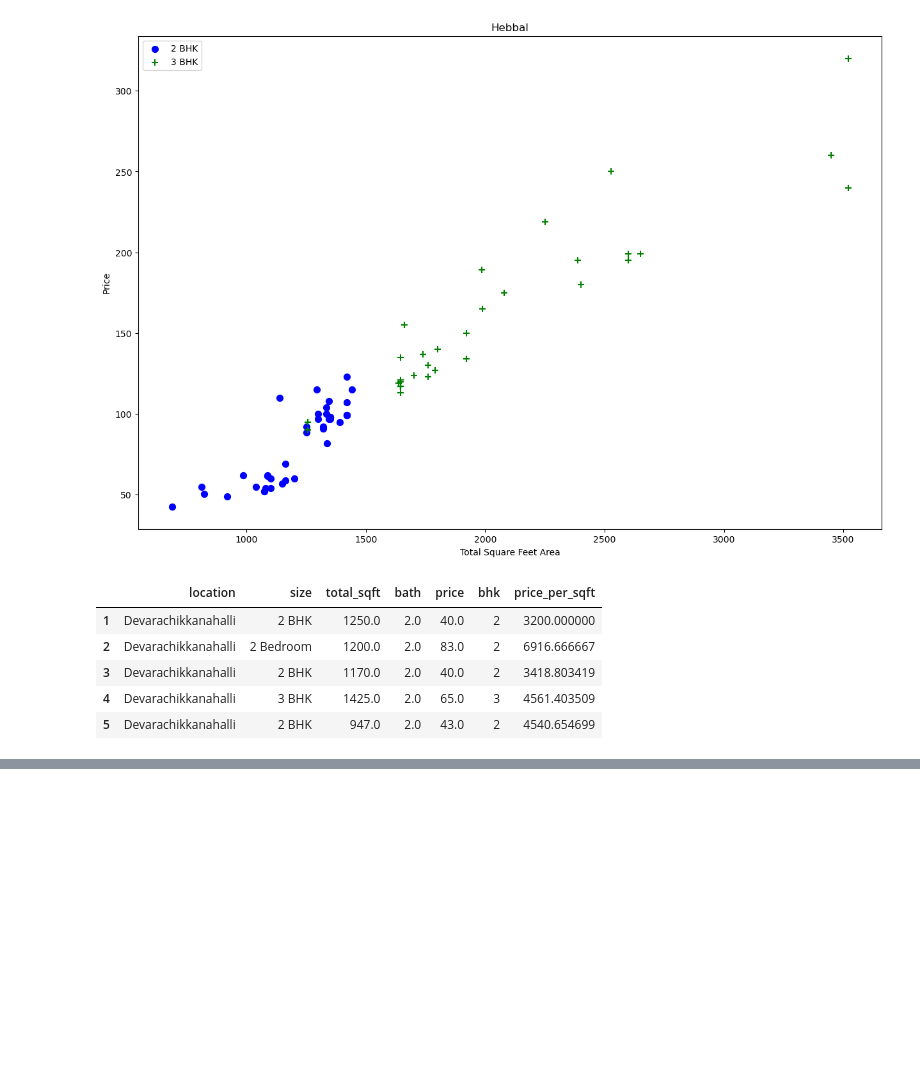
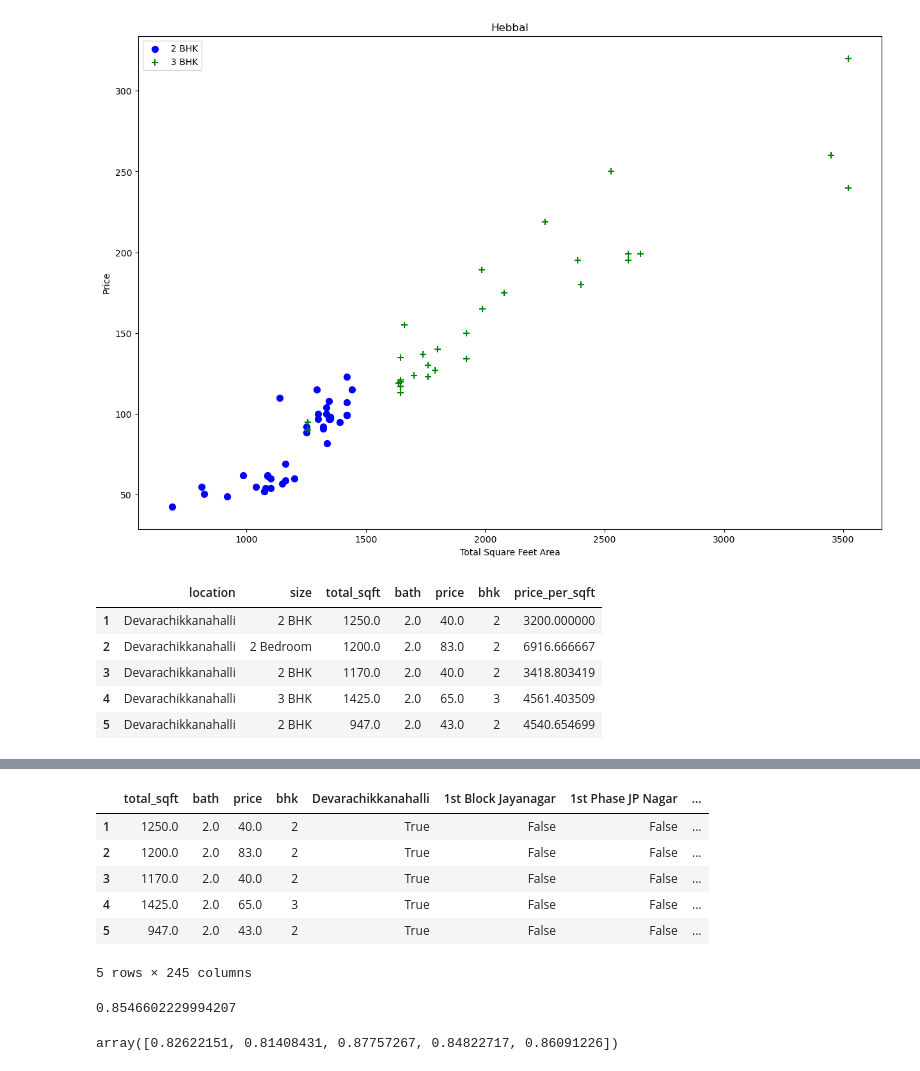
Before and after one commit to rahimbaig28/MLProjects, a Jupyter notebook: Bengaluru_House_price_prediction/model/House Price Prediction.ipynb, the cells around one changed output, grey strips where cells are left out. Drawn from its saved outputs; the diff is of its cells as text; code cells hidden in the pictures; blank space fills up the shorter version.

Commit message:
working predicition model created

```diff
--- a/Bengaluru_House_price_prediction/House Price Prediction.ipynb
+++ b/Bengaluru_House_price_prediction/model/House Price Prediction.ipynb
@@ -376,0 +430,11 @@ df8.head()
+# %%
+df12 = df11.drop('location',axis='columns')
+df12.head()
+# %% [output]
+|  | total_sqft | bath | price | bhk | Devarachikkanahalli | 1st Block Jayanagar | 1st Phase JP Nagar | ... |
+| 1 | 1250.0 | 2.0 | 40.0 | 2 | True | False | False | ... |
+| 2 | 1200.0 | 2.0 | 83.0 | 2 | True | False | False | ... |
+| 3 | 1170.0 | 2.0 | 40.0 | 2 | True | False | False | ... |
+| 4 | 1425.0 | 2.0 | 65.0 | 3 | True | False | False | ... |
+| 5 | 947.0 | 2.0 | 43.0 | 2 | True | False | False | ... |
+5 rows × 245 columns
@@ -376,0 +447,16 @@ df8.head()
+# %%
+from sklearn.linear_model import LinearRegression
+lr = LinearRegression()
+lr.fit(X_train,y_train),
+lr.score(X_test,y_test)
+# %% [output]
+0.8546602229994207
+# %%
+
+from sklearn.model_selection import ShuffleSplit, cross_val_score
+
+# Define your cross-validation strategy
+cv = ShuffleSplit(n_splits=5, test_size=0.2, random_state=0)
+cross_val_score(lr, X, y, cv=cv)
+# %% [output]
+array([0.82622151, 0.81408431, 0.87757267, 0.84822717, 0.86091226])
```
Also changed, not shown: parts of 20 cells of this notebook, 3 other files.
